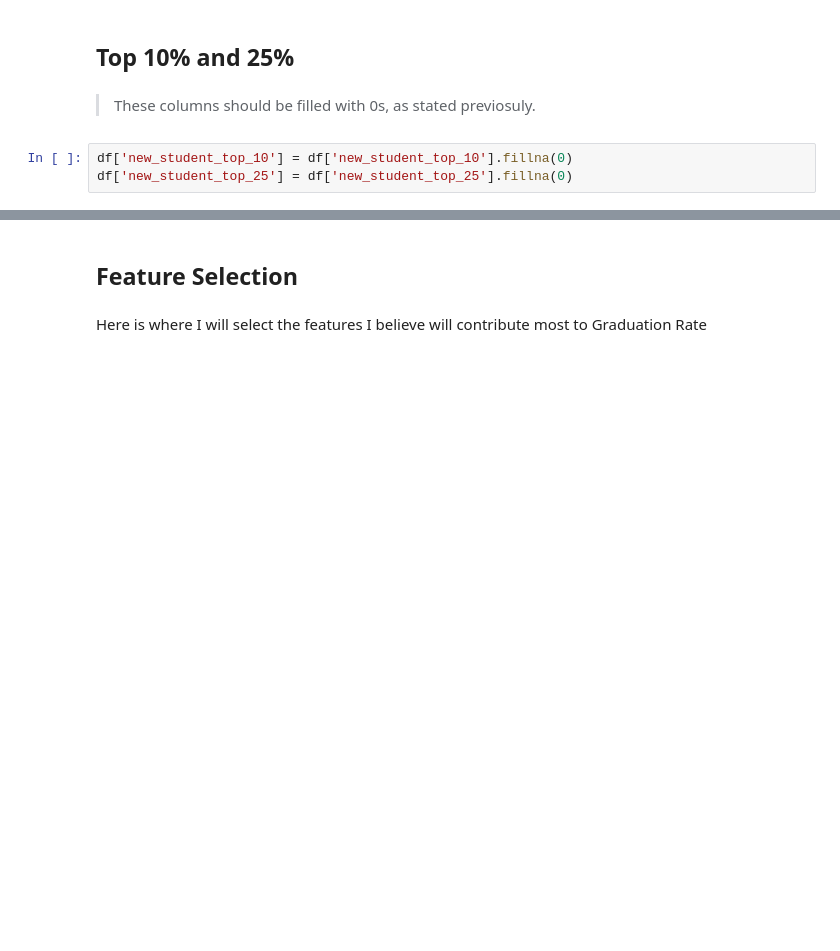
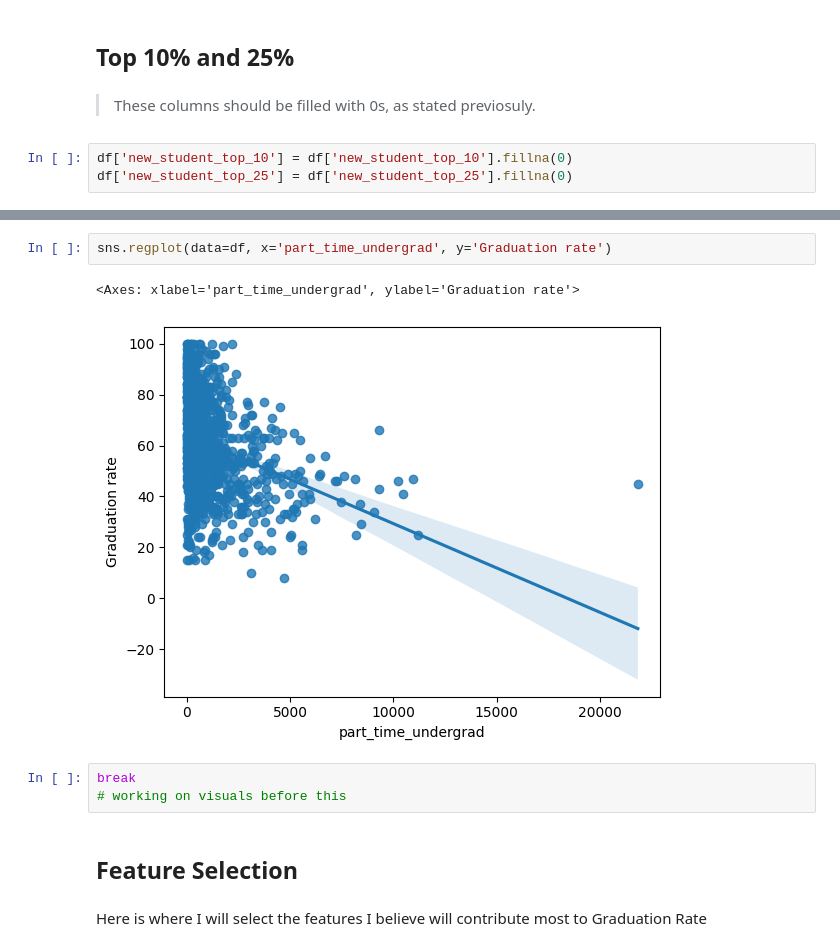
Before and after one commit to danielphilip12/Higher-Education-Consulting-Analytics, a Jupyter notebook: EDA.ipynb, the cells around one changed output, grey strips where cells are left out. Cells and saved outputs as stored; diff of their text form; blank space fills up the shorter version.

```diff
--- a/EDA.ipynb
+++ b/EDA.ipynb
@@ -316,3 +332,11 @@ df['new_student_top_25'] = df['new_student_top_25'].fillna(0)
+# %%
+sns.regplot(data=df, x='part_time_undergrad', y='Graduation rate')
+# %% [output]
+<Axes: xlabel='part_time_undergrad', ylabel='Graduation rate'>
+[figure, added]
+# %%
+break
+# working on visuals before this
 # %% [markdown]
 ## Feature Selection
 # %% [markdown]
```
Also changed, not shown: parts of 24 cells of this notebook, 5 other files.
